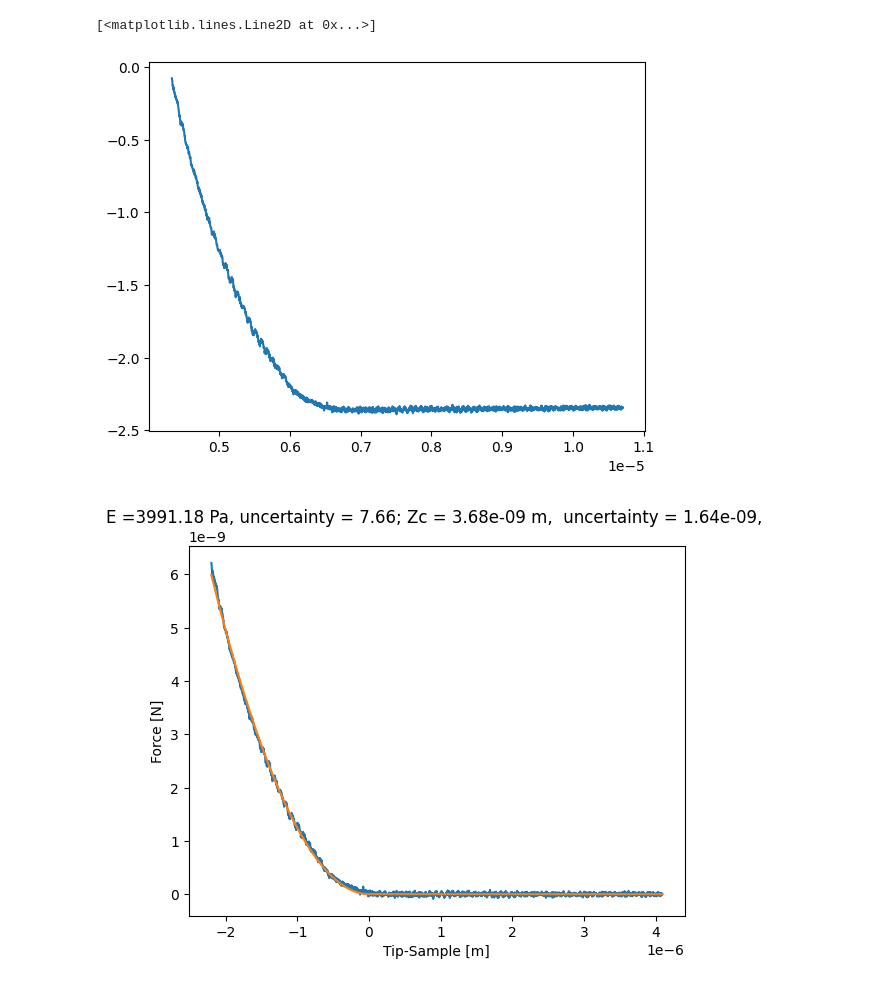
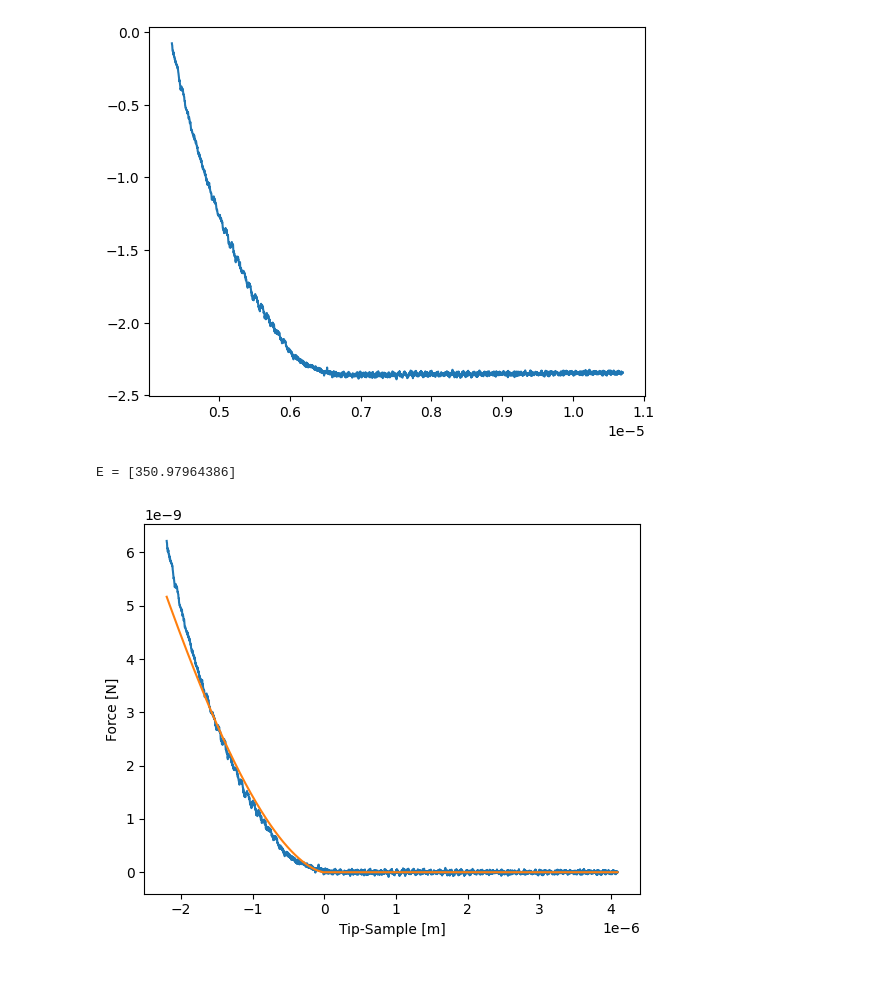
Before and after one commit to mcanoibec/mechanical_tool, a Jupyter notebook: main.ipynb, the cells around one changed output. Drawn from its saved outputs; the diff is of its cells as text; code cells hidden in the pictures.

```diff
--- a/main.ipynb
+++ b/main.ipynb
@@ -33,12 +49,17 @@ Text(0.5, 0, 'V/m')
 [figure]
 # %%
+## Processing workflow for a single curve
+
+# Enter index of teh curve to analyze. Alternatevily, replace the filename variable with the directory of a .txt curve
 idx=496
 filename=rf'{folder}\{file_list[idx]}'
 
 # Create curve object
 curve=mechanical_curve(filename)
+
+plt.figure()
 plt.plot(curve.zpiezo, curve.vdef)
+plt.show()
 # %% [output]
-[<matplotlib.lines.Line2D at 0x...>]
 [figure]
 # %%
@@ -57,13 +80,15 @@ curve.callibrate(sensitivity=sensitivity, k=84.24e-3)
 curve.correct_bending()
 # %%
 # Perform simple fitting
-curve.fit(model=cone, params = {
-    'Q': 20,
-    'nu': 0.5,
+curve.fit(model=FaSphereGO5good, initial_guess=[1e3],params = {
+    'Zc': 0,
+    'R': 2.5e-6,
+    'h': curve.topo_height,
     'dF': 0
 } )
 # %% [output]
+E = [350.97964386]
-[figure, old version]
+[figure, new version]
 # %%
 # Perform double-regime fitting
 
```
Also changed, not shown: parts of 7 cells of this notebook, 1 other file.
